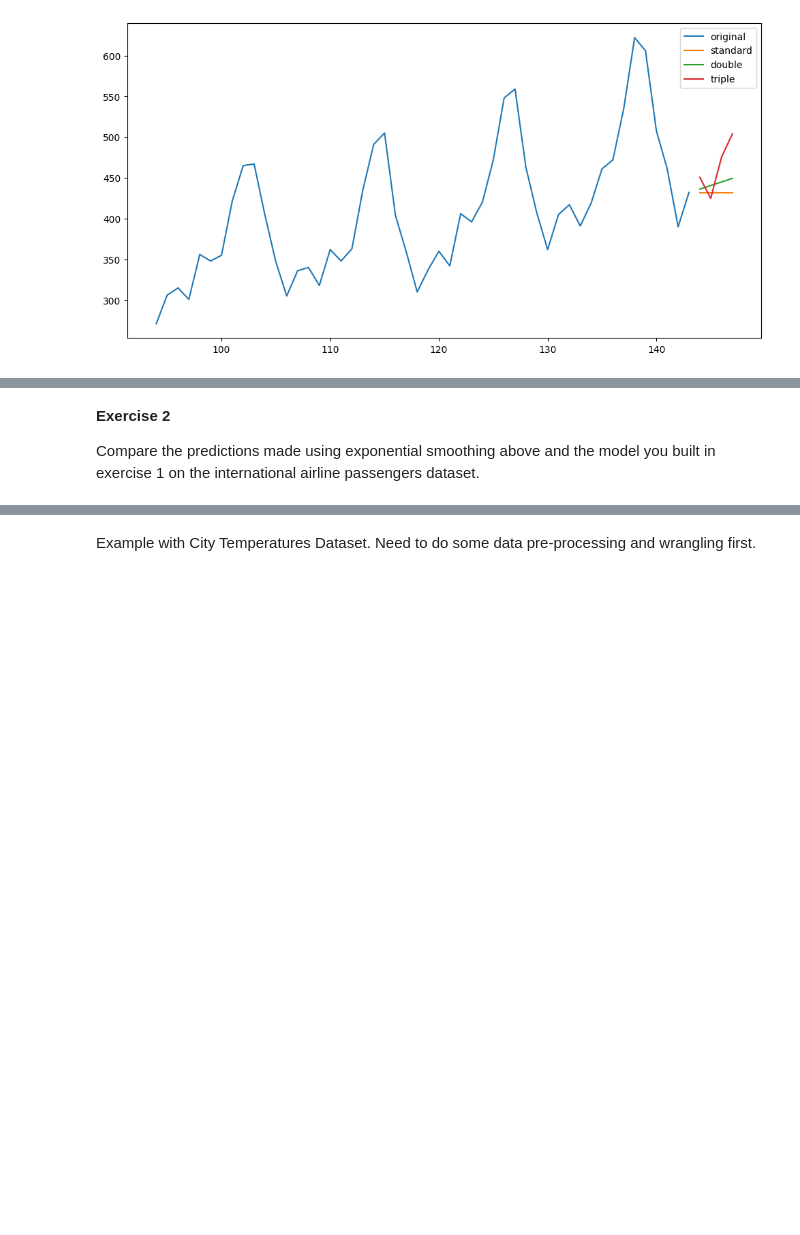
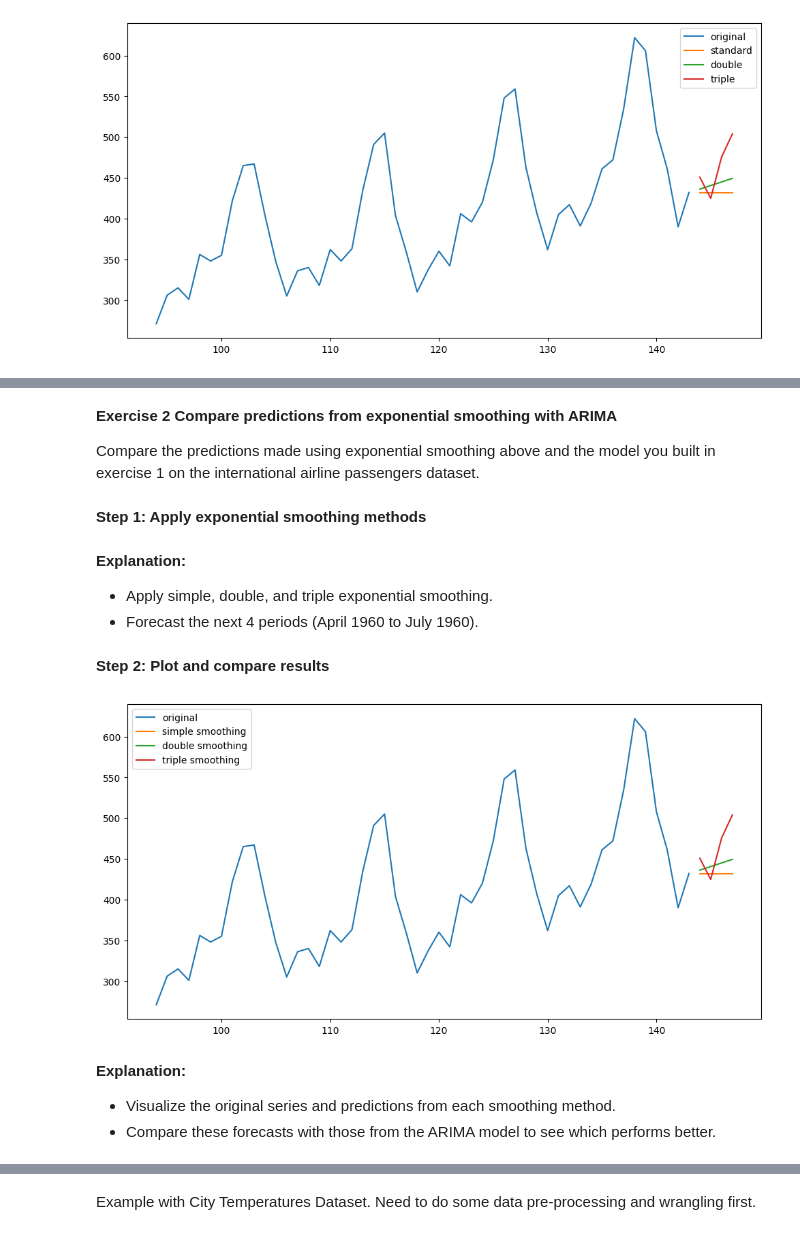
Before and after one commit to dajuctech/Applied-AI-Course, a Jupyter notebook: Time Series Analysis/Time_Series_Models_Part1.ipynb, the cells around one changed output, grey strips where cells are left out. Drawn from its saved outputs; the diff is of its cells as text; code cells hidden in the pictures; blank space fills up the shorter version.

```diff
--- a/Time Series Analysis/Time_Series_Models_Part1.ipynb
+++ b/Time Series Analysis/Time_Series_Models_Part1.ipynb
@@ -475,5 +704,41 @@ plt.show()
 # %% [markdown]
-**Exercise 2**
+**Exercise 2 Compare predictions from exponential smoothing with ARIMA**
 
 Compare the predictions made using exponential smoothing above and the model you built in exercise 1 on the international airline passengers dataset.
+# %% [markdown]
+**Step 1: Apply exponential smoothing methods**
+# %%
+from statsmodels.tsa.holtwinters import SimpleExpSmoothing, Holt, ExponentialSmoothing
+
+single_fit = SimpleExpSmoothing(df["Sales"]).fit()
+double_fit = Holt(df["Sales"]).fit()
+tripple_fit = ExponentialSmoothing(df["Sales"], trend="mul", seasonal="mul", seasonal_periods=12).fit()
+
+predictions_single_fit = single_fit.forecast(4)
+predictions_double_fit = double_fit.forecast(4)
+predictions_tripple_fit = tripple_fit.forecast(4)
+# %% [markdown]
+**Explanation:**
+
+* Apply simple, double, and triple exponential smoothing.
+* Forecast the next 4 periods (April 1960 to July 1960).
+# %% [markdown]
+**Step 2: Plot and compare results**
+# %%
+fig, ax = plt.subplots(figsize=(12, 6))
+ax.plot(df["Month-No"][-50:], df["Sales"][-50:], label='original')
+
+plt.plot(predictions_single_fit, label='simple smoothing')
+plt.plot(predictions_double_fit, label='double smoothing')
+plt.plot(predictions_tripple_fit, label='triple smoothing')
+
+plt.legend()
+plt.show()
+# %% [output]
+[figure, added]
+# %% [markdown]
+**Explanation:**
+
+* Visualize the original series and predictions from each smoothing method.
+* Compare these forecasts with those from the ARIMA model to see which performs better.
 # %% [markdown]
```
Also changed, not shown: parts of 106 cells of this notebook.
